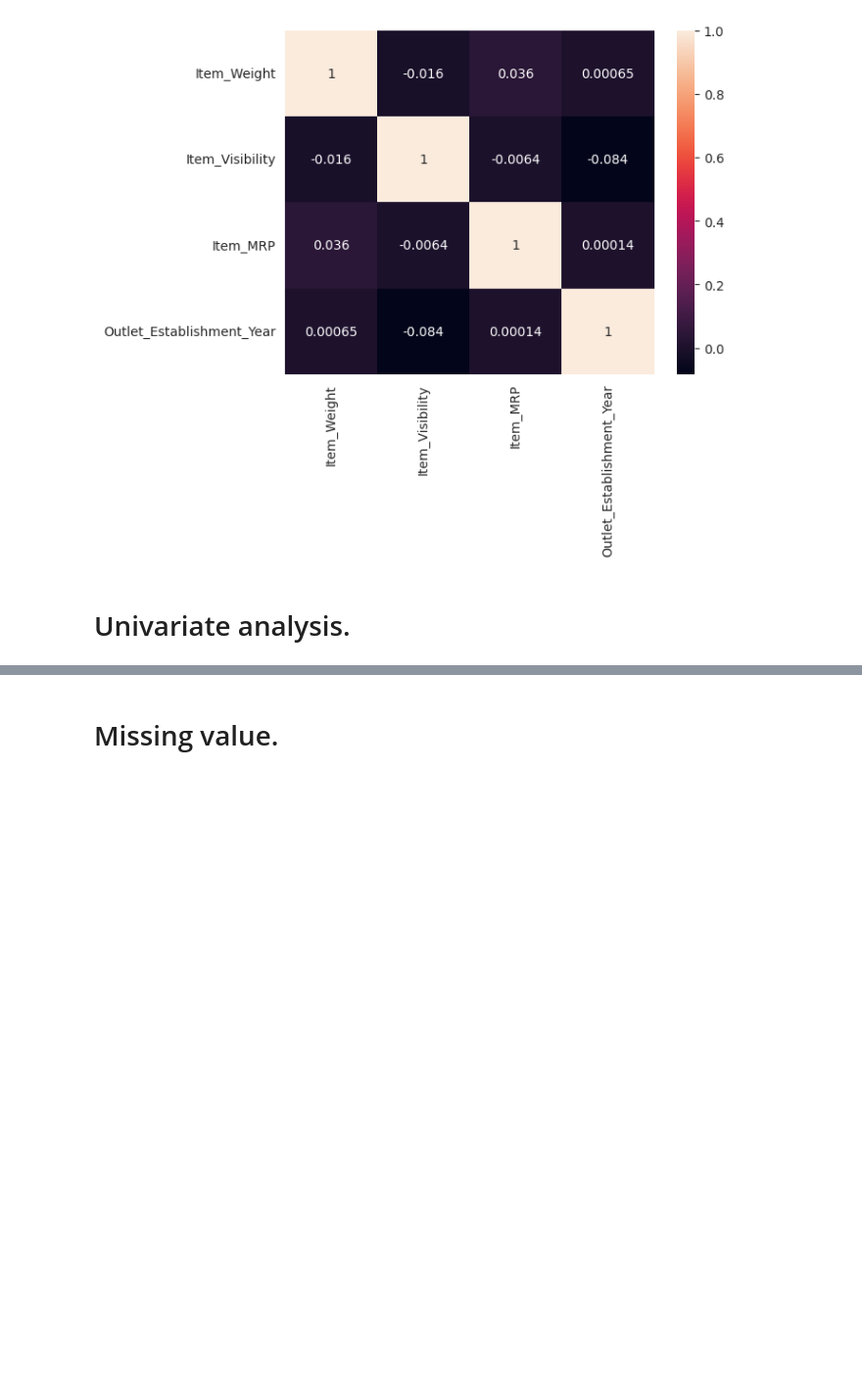
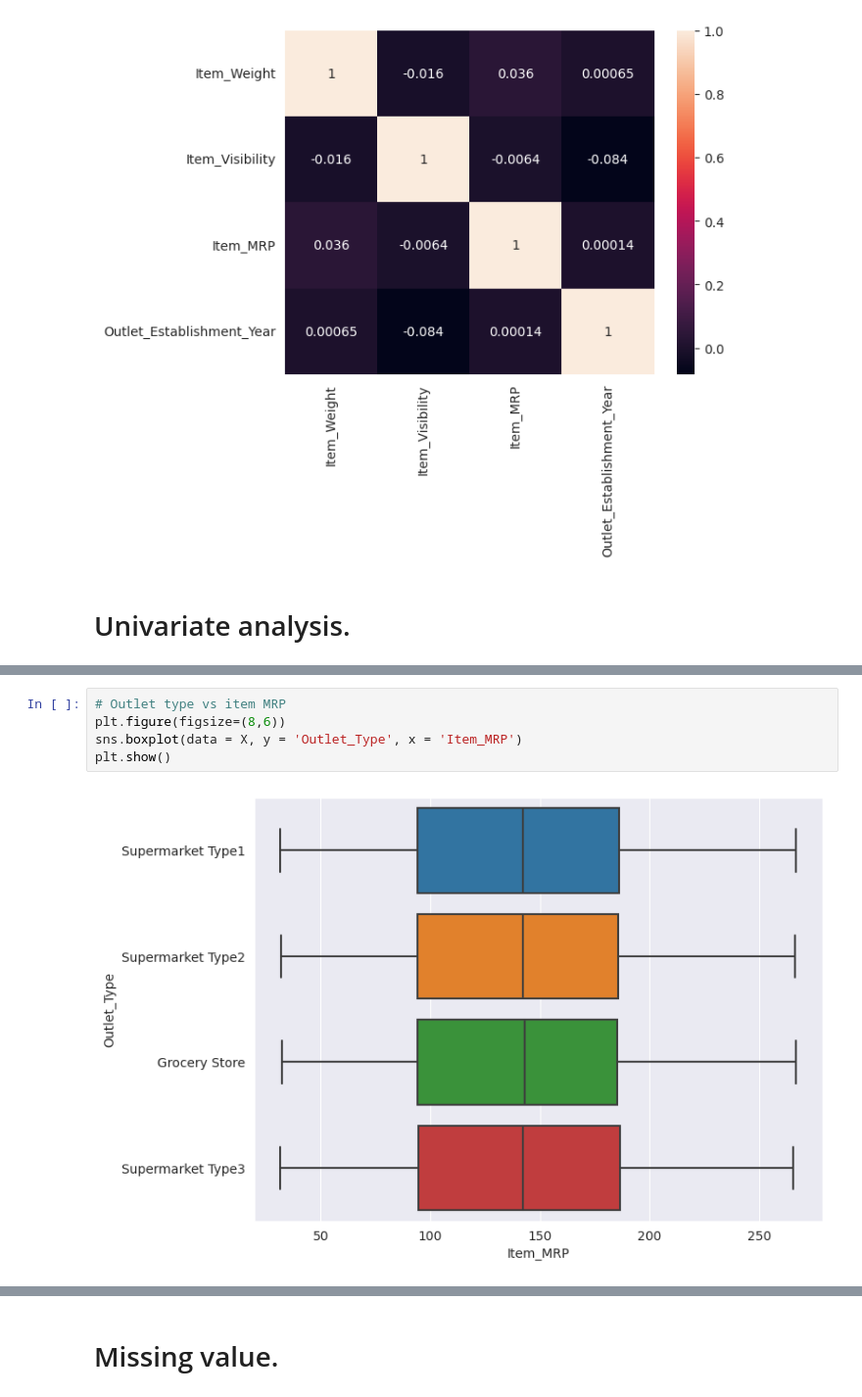
Before and after one commit to Suman-Adhikary/Big-Mart-Sale-Prediction, a Jupyter notebook: Bigmart_Sale_Prediction.ipynb, the cells around one changed output, grey strips where cells are left out. Shown at 98% size. Drawn from its saved outputs; the diff is of its cells as text; blank space fills up the shorter version.

```diff
--- a/Bigmart_Sale_Prediction.ipynb
+++ b/Bigmart_Sale_Prediction.ipynb
@@ -141,0 +218,7 @@ plt.show()
+# %%
+# Outlet type vs item MRP
+plt.figure(figsize=(8,6))
+sns.boxplot(data = X, y = 'Outlet_Type', x = 'Item_MRP')
+plt.show()
+# %% [output]
+[figure, added]
```
Also changed, not shown: parts of 21 cells of this notebook.
